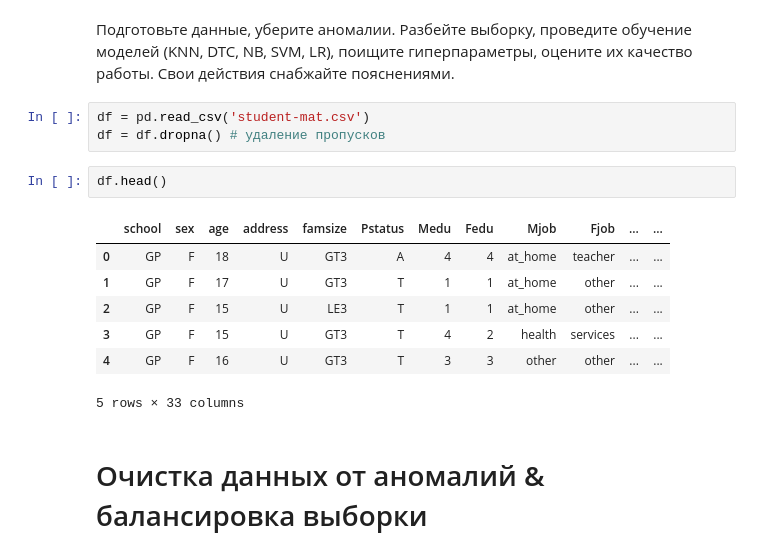
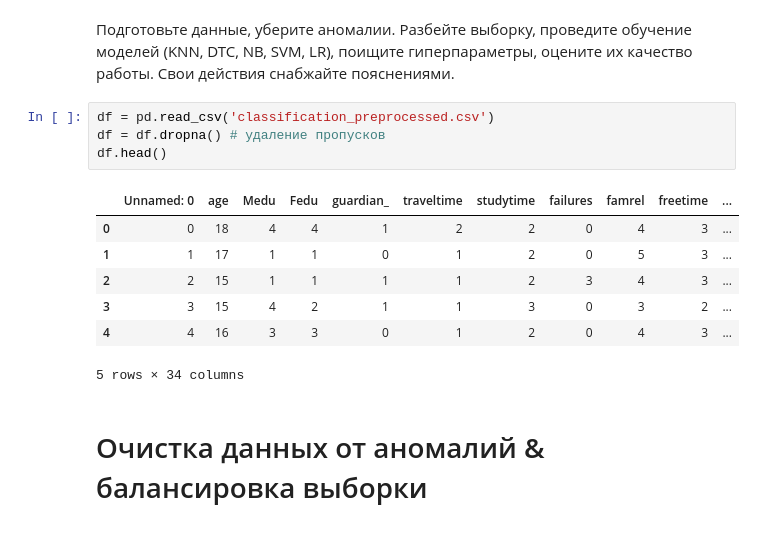
Before and after one commit to voidIord/machine-learning, a Jupyter notebook: data/2_classification.ipynb, the cells around one changed output. Drawn from its saved outputs; the diff is of its cells as text.

```diff
--- a/data/2_classification.ipynb
+++ b/data/2_classification.ipynb
@@ -15,17 +15,16 @@ from sklearn.naive_bayes import GaussianNB
 # %% [markdown]
 Подготовьте данные, уберите аномалии. Разбейте выборку, проведите обучение моделей (KNN, DTC, NB, SVM, LR), поищите гиперпараметры, оцените их качество работы. Свои действия снабжайте пояснениями.
 # %%
-df = pd.read_csv('student-mat.csv')
+df = pd.read_csv('classification_preprocessed.csv')
 df = df.dropna() # удаление пропусков
+df.head()
+# %% [output]
+|  | Unnamed: 0 | age | Medu | Fedu | guardian_ | traveltime | studytime | failures | famrel | freetime | ... |
+| 0 | 0 | 18 | 4 | 4 | 1 | 2 | 2 | 0 | 4 | 3 | ... |
+| 1 | 1 | 17 | 1 | 1 | 0 | 1 | 2 | 0 | 5 | 3 | ... |
+| 2 | 2 | 15 | 1 | 1 | 1 | 1 | 2 | 3 | 4 | 3 | ... |
+| 3 | 3 | 15 | 4 | 2 | 1 | 1 | 3 | 0 | 3 | 2 | ... |
+| 4 | 4 | 16 | 3 | 3 | 0 | 1 | 2 | 0 | 4 | 3 | ... |
+5 rows × 34 columns
-# %%
-df.head()
-# %% [output]
-|  | school | sex | age | address | famsize | Pstatus | Medu | Fedu | Mjob | Fjob | ... | ... |
-| 0 | GP | F | 18 | U | GT3 | A | 4 | 4 | at_home | teacher | ... | ... |
-| 1 | GP | F | 17 | U | GT3 | T | 1 | 1 | at_home | other | ... | ... |
-| 2 | GP | F | 15 | U | LE3 | T | 1 | 1 | at_home | other | ... | ... |
-| 3 | GP | F | 15 | U | GT3 | T | 4 | 2 | health | services | ... | ... |
-| 4 | GP | F | 16 | U | GT3 | T | 3 | 3 | other | other | ... | ... |
-5 rows × 33 columns
 # %% [markdown]
 # Очистка данных от аномалий & балансировка выборки #
```
Also changed, not shown: parts of 53 cells of this notebook, 3 other files.
